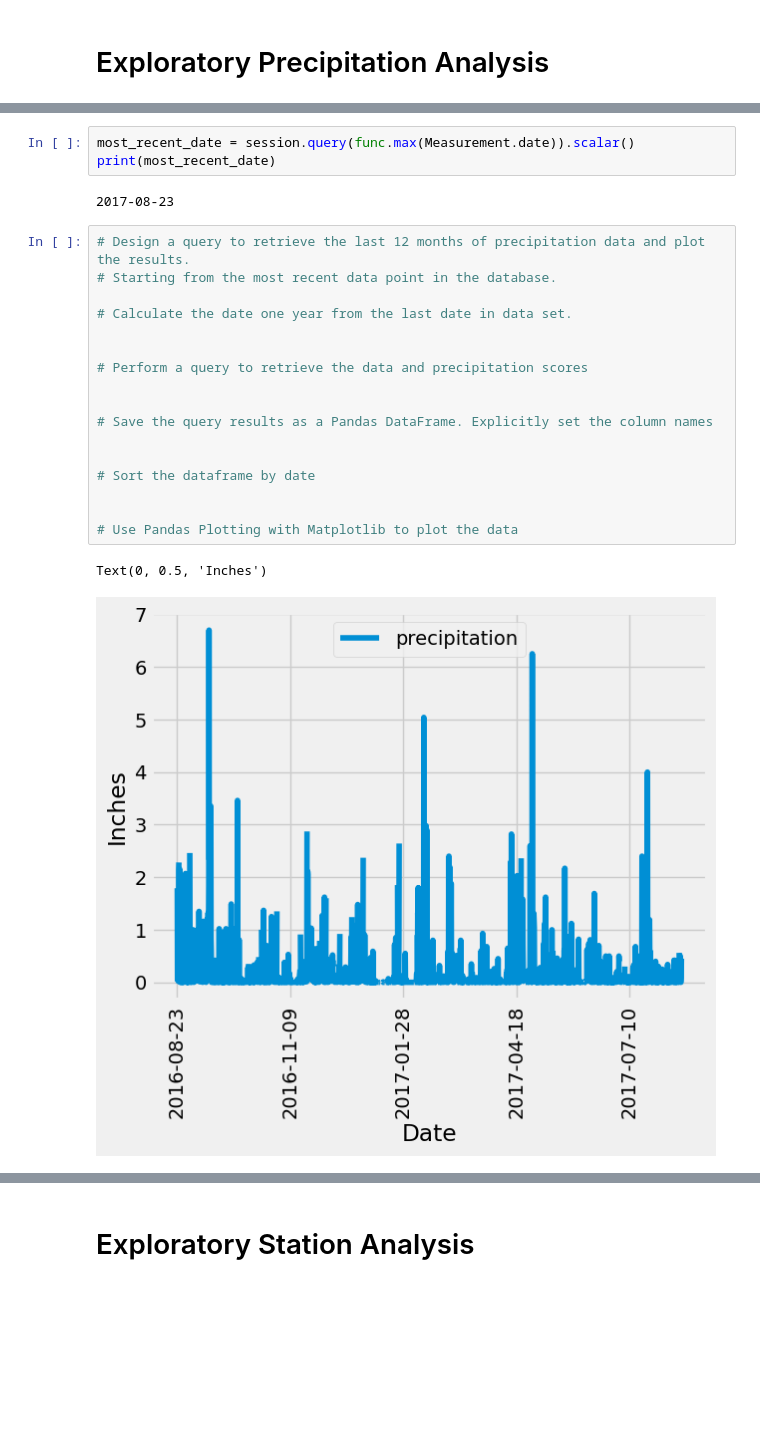
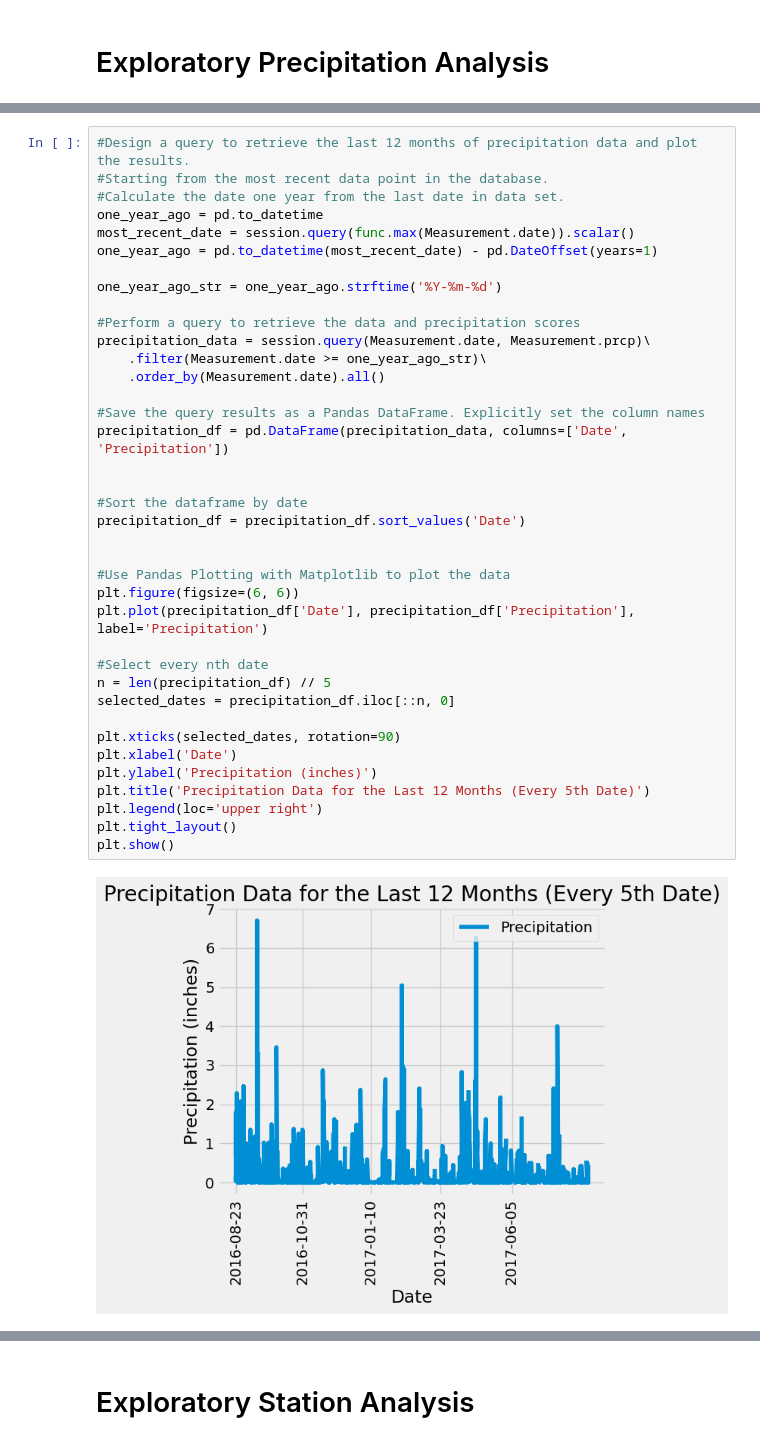
Before and after one commit to muneebsamad/sql_alchemy_challenge, a Jupyter notebook: climate_starter.ipynb, the cells around one changed output, grey strips where cells are left out. Drawn from its saved outputs; the diff is of its cells as text; blank space fills up the shorter version.

```diff
--- a/climate_starter.ipynb
+++ b/climate_starter.ipynb
@@ -44,25 +46,40 @@ session = Session(engine)
-# %%
-most_recent_date = session.query(func.max(Measurement.date)).scalar()
-print(most_recent_date)
-# %% [output]
-2017-08-23
 # %%
-# Design a query to retrieve the last 12 months of precipitation data and plot the results.
-# Starting from the most recent data point in the database.
+#Design a query to retrieve the last 12 months of precipitation data and plot the results.
+#Starting from the most recent data point in the database.
+#Calculate the date one year from the last date in data set.
+one_year_ago = pd.to_datetime
+most_recent_date = session.query(func.max(Measurement.date)).scalar()
+one_year_ago = pd.to_datetime(most_recent_date) - pd.DateOffset(years=1)
 
-# Calculate the date one year from the last date in data set.
+one_year_ago_str = one_year_ago.strftime('%Y-%m-%d')
+
+#Perform a query to retrieve the data and precipitation scores
+precipitation_data = session.query(Measurement.date, Measurement.prcp)\
+    .filter(Measurement.date >= one_year_ago_str)\
+    .order_by(Measurement.date).all()
+
+#Save the query results as a Pandas DataFrame. Explicitly set the column names
+precipitation_df = pd.DataFrame(precipitation_data, columns=['Date', 'Precipitation'])
 
 
-# Perform a query to retrieve the data and precipitation scores
+#Sort the dataframe by date
+precipitation_df = precipitation_df.sort_values('Date')
 
 
-# Save the query results as a Pandas DataFrame. Explicitly set the column names
+#Use Pandas Plotting with Matplotlib to plot the data
+plt.figure(figsize=(6, 6))
+plt.plot(precipitation_df['Date'], precipitation_df['Precipitation'], label='Precipitation')
 
+#Select every nth date
+n = len(precipitation_df) // 5
+selected_dates = precipitation_df.iloc[::n, 0]
 
-# Sort the dataframe by date
-
-
-# Use Pandas Plotting with Matplotlib to plot the data
+plt.xticks(selected_dates, rotation=90)
+plt.xlabel('Date')
+plt.ylabel('Precipitation (inches)')
+plt.title('Precipitation Data for the Last 12 Months (Every 5th Date)')
+plt.legend(loc='upper right')
+plt.tight_layout()
+plt.show()
 # %% [output]
-Text(0, 0.5, 'Inches')
-[figure, old version]
+[figure, new version]
```
Also changed, not shown: parts of 9 cells of this notebook.
